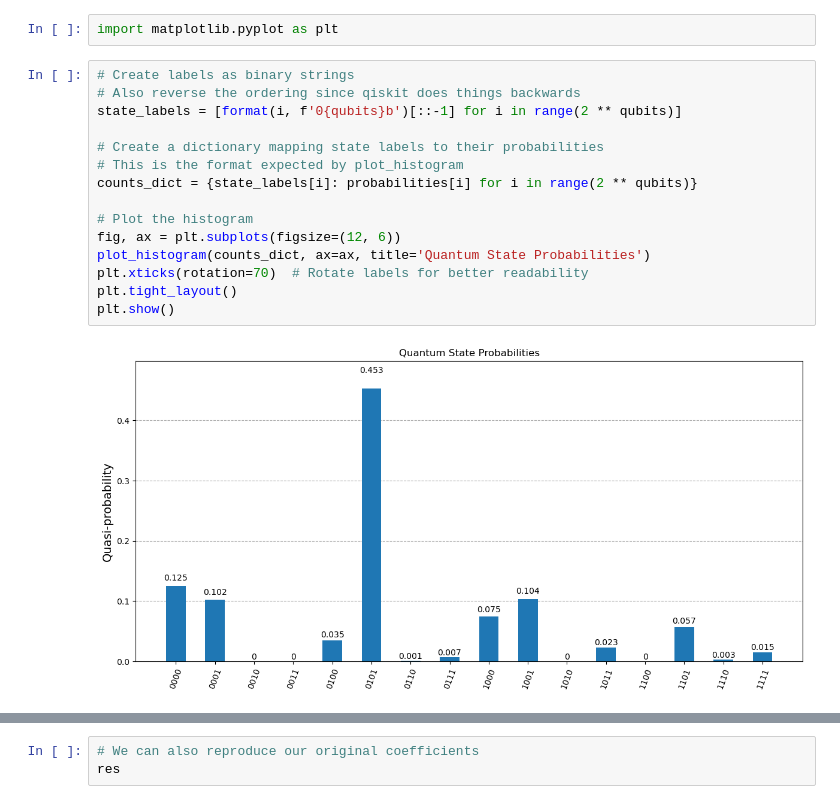
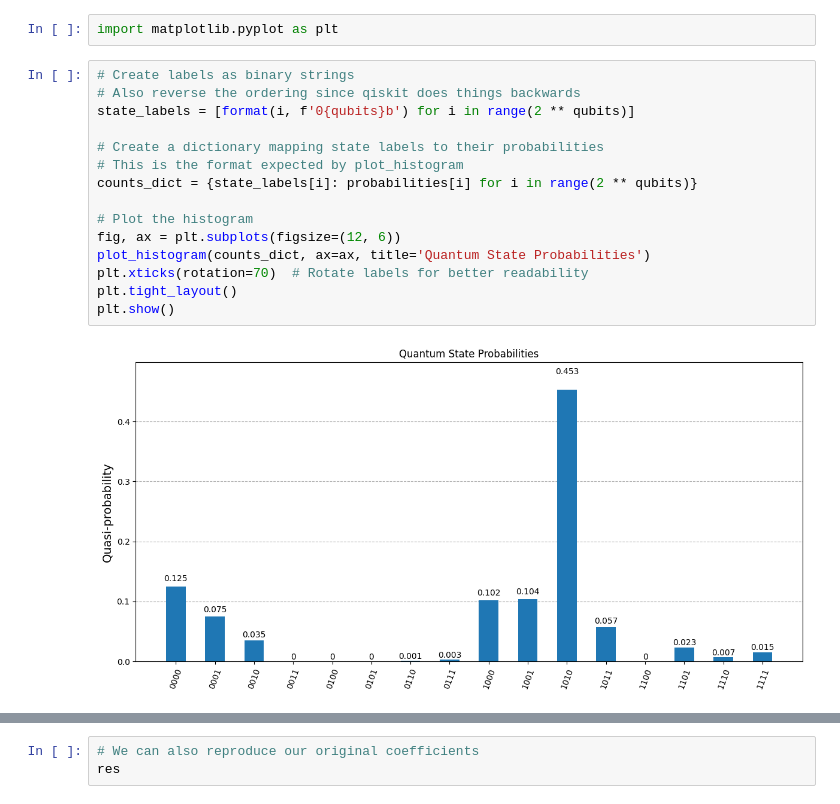
Before and after one commit to KTong821/ece405c-presentation, a Jupyter notebook: presentation.ipynb, the cells around one changed output, grey strips where cells are left out. Drawn from its saved outputs; the diff is of its cells as text.

```diff
--- a/presentation.ipynb
+++ b/presentation.ipynb
@@ -174,20 +174,20 @@ import matplotlib.pyplot as plt
 # %%
 # Create labels as binary strings
 # Also reverse the ordering since qiskit does things backwards
-state_labels = [format(i, f'0{qubits}b')[::-1] for i in range(2 ** qubits)]
+state_labels = [format(i, f'0{qubits}b') for i in range(2 ** qubits)]
 
 # Create a dictionary mapping state labels to their probabilities
 # This is the format expected by plot_histogram
 counts_dict = {state_labels[i]: probabilities[i] for i in range(2 ** qubits)}
 
 # Plot the histogram
 fig, ax = plt.subplots(figsize=(12, 6))
 plot_histogram(counts_dict, ax=ax, title='Quantum State Probabilities')
 plt.xticks(rotation=70)  # Rotate labels for better readability
 plt.tight_layout()
 plt.show()
 # %% [output]
-[figure, old version]
+[figure, new version]
 # %%
 # Quantum results should match normalized classical algorithm
 (res / np.linalg.norm(res)) ** 2
```
Also changed, not shown: parts of 17 cells of this notebook, 4 other files.
